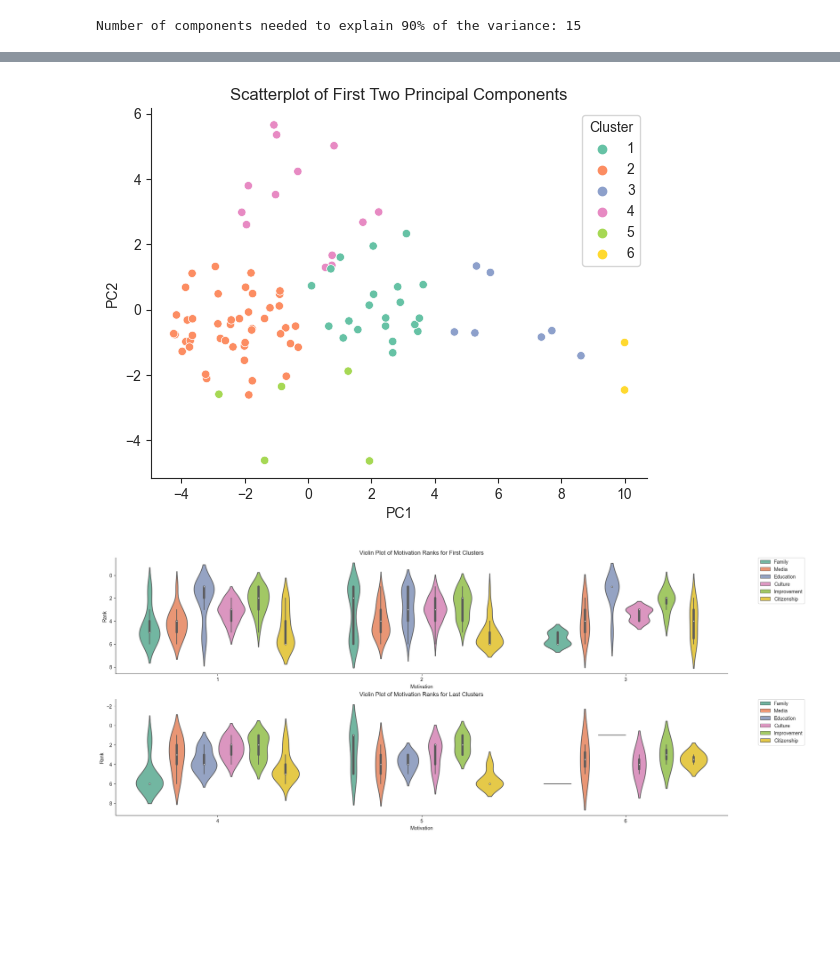
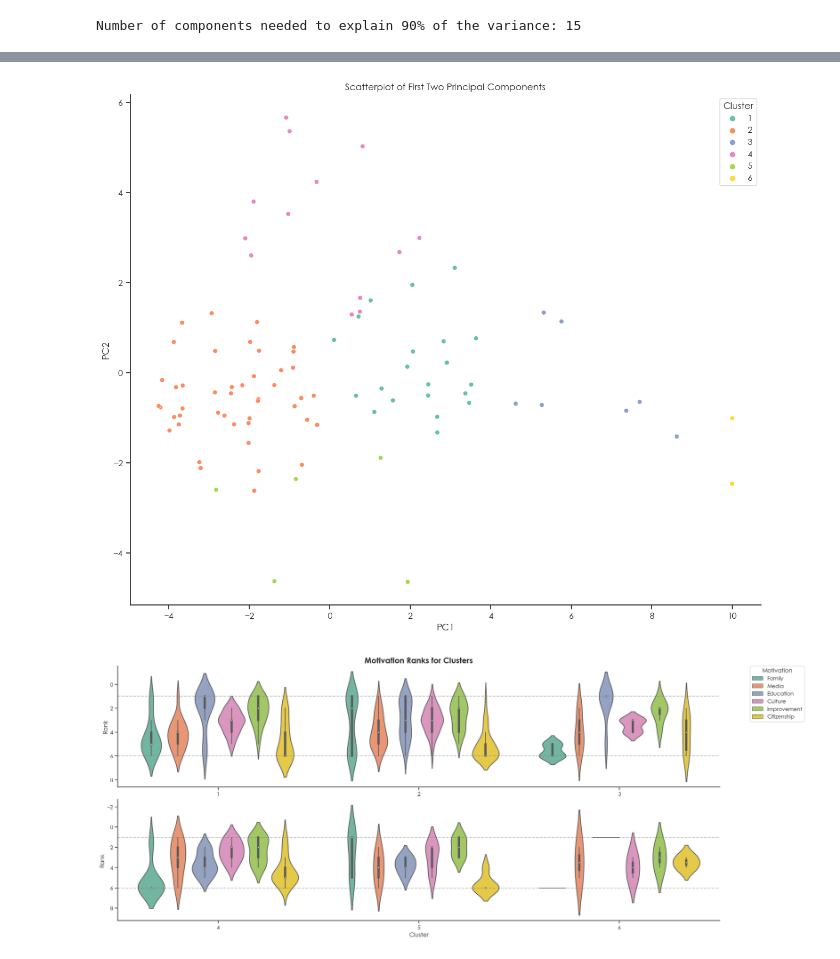
Before and after one commit to ima-quack/COGS164_Language_Motivation, a Jupyter notebook: cogs164_cluster.ipynb, the cells around one changed output, grey strips where cells are left out. Drawn from its saved outputs; the diff is of its cells as text; code cells hidden in the pictures; blank space fills up the shorter version.

```diff
--- a/cogs164_cluster.ipynb
+++ b/cogs164_cluster.ipynb
@@ -5,5 +5,7 @@ From here, we want to determine if there are groups which form in terms of both
 # %%
 # Import the appropriate packages
+
+import json
 
 # Data organization"
 import numpy  as np
@@ -12,15 +14,16 @@ import pandas as pd
 # Plotting packages
 import matplotlib.pyplot as plt
 import seaborn as sns
-custom_style = {"axes.spines.right": False, "axes.spines.top": False,}
-sns.set_style("ticks", rc=custom_style)
+sns.set(style = 'whitegrid', font='Century Gothic')
 
 # Clustering packages
 from sklearn               import preprocessing
 from sklearn.cluster       import KMeans
 from sklearn.decomposition import PCA
-from scipy.cluster         import hierarchy
-from statsmodels.miscmodels.ordinal_model import OrderedModel
+from scipy.stats           import pearsonr
+
+# Add hierarchical clustering packages
+from scipy.cluster.hierarchy import dendrogram, linkage
 # %%
 # Read in the data
 df = pd.read_csv("cleaned_data.csv")
@@ -260,8 +127,9 @@ Number of components needed to explain 90% of the variance: 15
 # Create a dataframe of PCA loadings for the participants
 motivators_loadings = pd.DataFrame(motivators_pca, columns=pca_labels)
 # %%
+sns.set(style='whitegrid')
+
 # Conduct a KMeans clustering analysis
-
 ppt_inertia = []
 ppt_kmeans = []
 for k in range(1, 11):
@@ -284,16 +152,21 @@ ppt_kmeans6 = motivators_loadings.copy()
 
 ppt_kmeans6['Cluster'] = ppt_kmeans[5].labels_ + 1
 # %%
+custom_style = {"axes.spines.right": False, "axes.spines.top": False,
+                "font.family": ['sans-serif'], "font.sans-serif": ['Century Gothic']}
+sns.set_style("ticks", rc=custom_style)
+
 # Plot a scatterplot of the first two principal components
 min_val = ppt_kmeans6['PC1'].min()
 
+fig, ax = plt.subplots(figsize=(12, 10), constrained_layout=True)
 sns.scatterplot(x='PC1', y='PC2', data=ppt_kmeans6, hue='Cluster', palette='Set2')
 plt.xlabel('PC1')
 plt.ylabel('PC2')
 plt.title('Scatterplot of First Two Principal Components')
 plt.show()
 # %% [output]
-[figure, old version]
+[figure, new version]
 # %%
 # Place the cluster label on the original dataframe
 orig_df = df.copy()
@@ -321,26 +194,40 @@ orig_df_short_first = orig_df_melt[orig_df_melt['Cluster'] <= 3]
 # Keep the last clusters
 orig_df_short_last = orig_df_melt[orig_df_melt['Cluster'] > 3]
 # %%
+custom_style = {"axes.spines.right": False, "axes.spines.top": False,
+                "font.family": ['sans-serif'], "font.sans-serif": ['Century Gothic']}
+sns.set_style("ticks", rc=custom_style)
+
 fig, ax = plt.subplots(2, 1, figsize=(20, 8), constrained_layout=True)
+
 
 # Plot the first clusters
 sns.violinplot(x='Cluster', y='Rank', data=orig_df_short_first, hue='Motivation', palette='Set2', ax=ax[0])
 
-ax[0].set_title('Violin Plot of Motivation Ranks for First Clusters')
-ax[0].set_xlabel('Motivation')
+# Add dashed line at y = 1 and y = 6
+ax[0].axhline(y=1, linestyle='--', color='grey', alpha=0.5)
+ax[0].axhline(y=6, linestyle='--', color='grey', alpha=0.5)
+
+ax[0].set_title('Motivation Ranks for Clusters', fontsize=16, fontweight='bold')
+ax[0].set_xlabel('')
 ax[0].set_ylabel('Rank')
-ax[0].legend(bbox_to_anchor=(1.05, 1), loc='upper left', borderaxespad=0)
+ax[0].legend(bbox_to_anchor=(1.05, 1), loc='upper left', borderaxespad=0, title='Motivation')
 
 # Plot the last clusters
 sns.violinplot(x='Cluster', y='Rank', data=orig_df_short_last, hue='Motivation', palette='Set2', ax=ax[1])
-ax[1].set_title('Violin Plot of Motivation Ranks for Last Clusters')
-ax[1].set_xlabel('Motivation')
+ax[1].set_xlabel('Cluster')
 ax[1].set_ylabel('Rank')
-ax[1].legend(bbox_to_anchor=(1.05, 1), loc='upper left', borderaxespad=0)
+#ax[1].legend(bbox_to_anchor=(1.05, 1), loc='upper left', borderaxespad=0)
+# Hide the legend
+ax[1].legend().set_visible(False)
+
+# Add dashed line at y = 1 and y = 6
+ax[1].axhline(y=1, linestyle='--', color='grey', alpha=0.5)
+ax[1].axhline(y=6, linestyle='--', color='grey', alpha=0.5)
 
 # Reverse the order of the y-axis
 ax[0].invert_yaxis()
 ax[1].invert_yaxis()
 plt.show()
 # %% [output]
-[figure, old version]
+[figure, new version]
```
Also changed, not shown: parts of 35 cells of this notebook, 5 other files.
